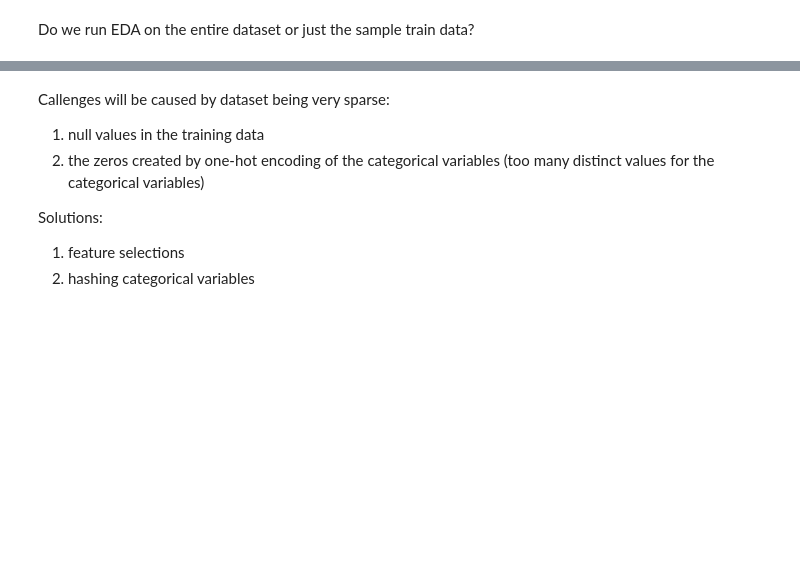
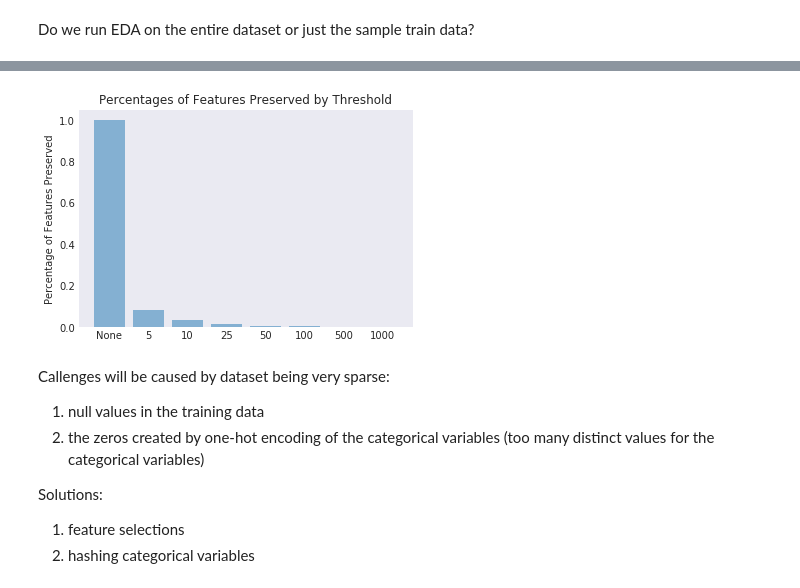
Before and after one commit to erikhou45/ctr-prediction, a Jupyter notebook: final_project_hou.ipynb, the cells around one changed output, grey strips where cells are left out. Drawn from its saved outputs; the diff is of its cells as text; code cells hidden in the pictures; blank space fills up the shorter version.

```diff
--- a/final_project_hou.ipynb
+++ b/final_project_hou.ipynb
@@ -144,0 +162,9 @@ cate_feature_26| 142572         | 20172858       | 44.0%
+# %%
+plt.bar(y_pos, feat_percent_preserv, align='center', alpha=0.5)
+plt.xticks(y_pos, Ts)
+plt.ylabel('Percentage of Features Preserved')
+plt.title('Percentages of Features Preserved by Threshold')
+
+plt.show()
+# %% [output]
+[figure, added]
```
Also changed, not shown: parts of 21 cells of this notebook.
